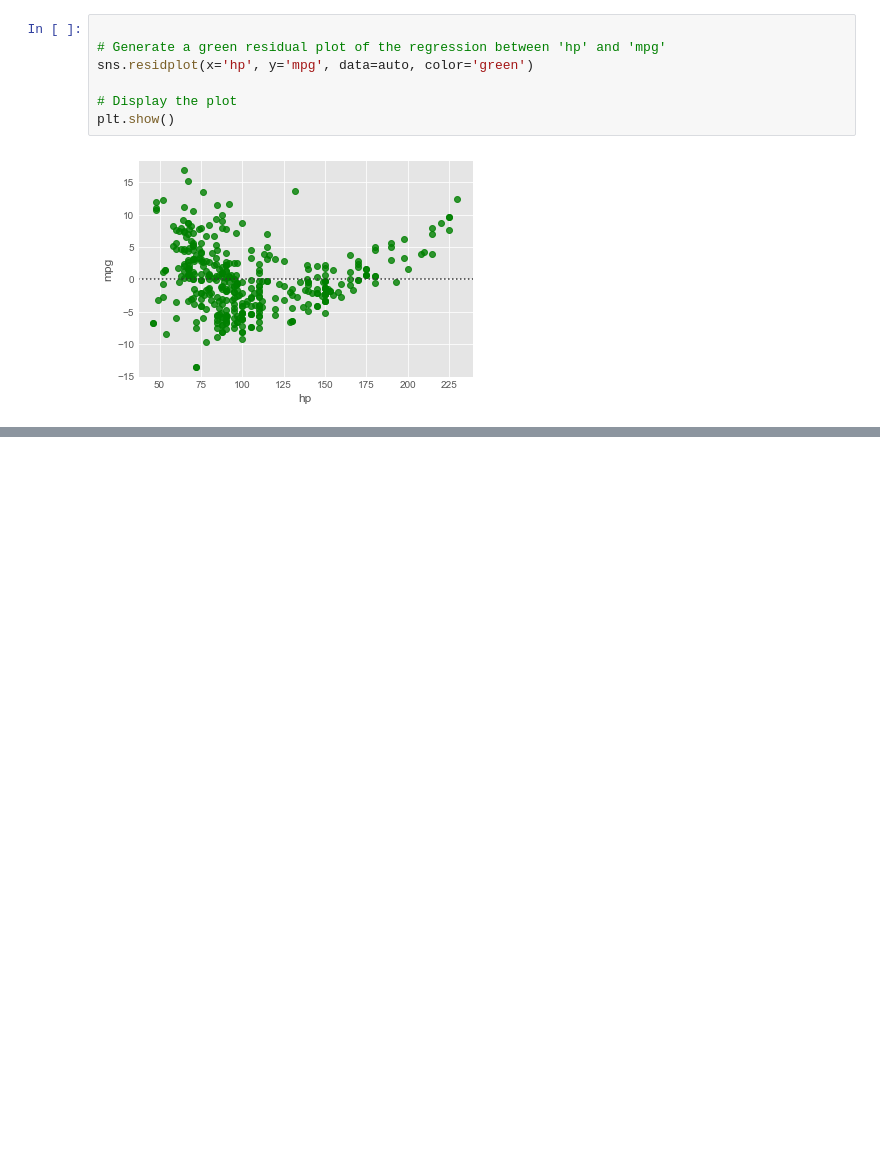
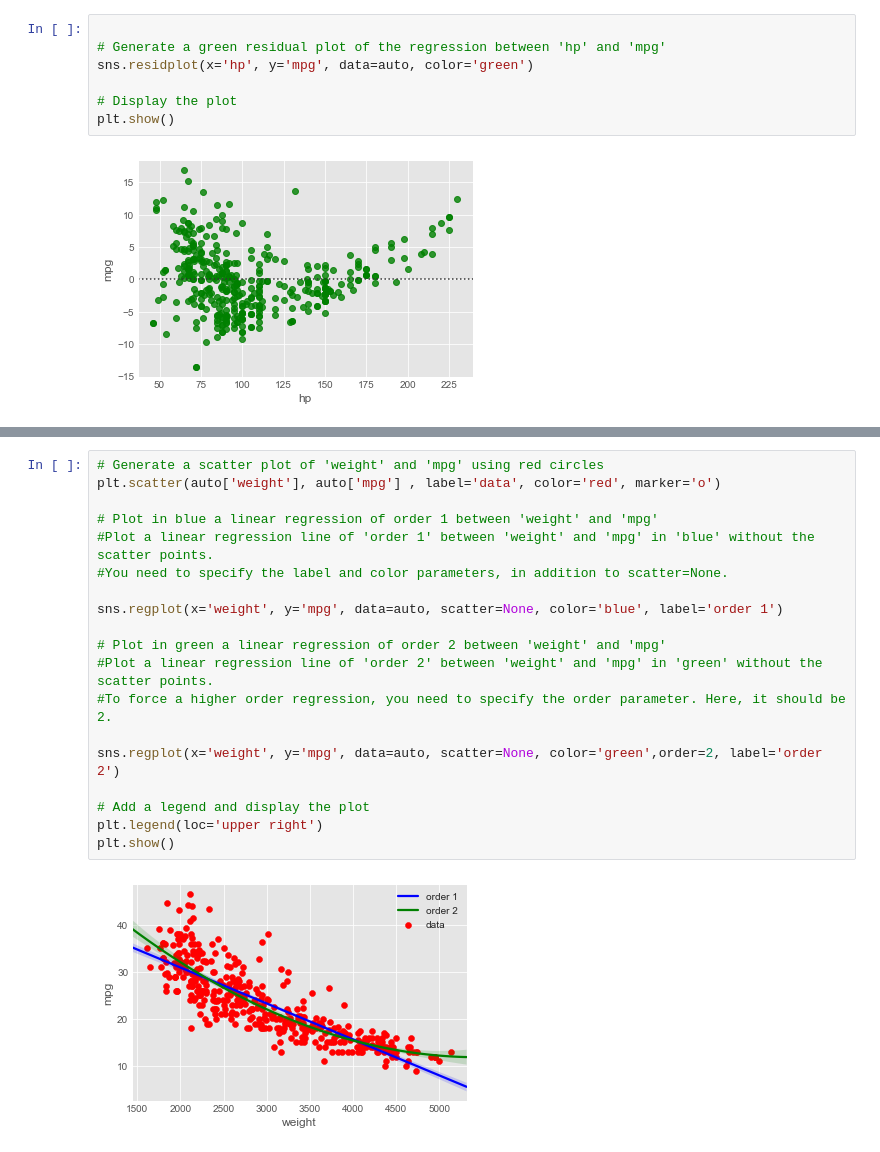
Before and after one commit to cyrsis/TensorflowPY36CPU, a Jupyter notebook: _14_Plot/Seaborn.ipynb, the cells around one changed output, grey strips where cells are left out. Cells and saved outputs as stored; diff of their text form; blank space fills up the shorter version.

```diff
--- a/_14_Plot/Seaborn.ipynb
+++ b/_14_Plot/Seaborn.ipynb
@@ -56,0 +65,21 @@ The function sns.regplot() uses the argument scatter=None to prevent plotting th
+# %%
+# Generate a scatter plot of 'weight' and 'mpg' using red circles
+plt.scatter(auto['weight'], auto['mpg'] , label='data', color='red', marker='o')
+
+# Plot in blue a linear regression of order 1 between 'weight' and 'mpg'
+#Plot a linear regression line of 'order 1' between 'weight' and 'mpg' in 'blue' without the scatter points.
+#You need to specify the label and color parameters, in addition to scatter=None.
+
+sns.regplot(x='weight', y='mpg', data=auto, scatter=None, color='blue', label='order 1')
+
+# Plot in green a linear regression of order 2 between 'weight' and 'mpg'
+#Plot a linear regression line of 'order 2' between 'weight' and 'mpg' in 'green' without the scatter points.
+#To force a higher order regression, you need to specify the order parameter. Here, it should be 2.
+
+sns.regplot(x='weight', y='mpg', data=auto, scatter=None, color='green',order=2, label='order 2')
+
+# Add a legend and display the plot
+plt.legend(loc='upper right')
+plt.show()
+# %% [output]
+[figure, added]
```
Also changed, not shown: parts of 24 cells of this notebook, 2 other files.
